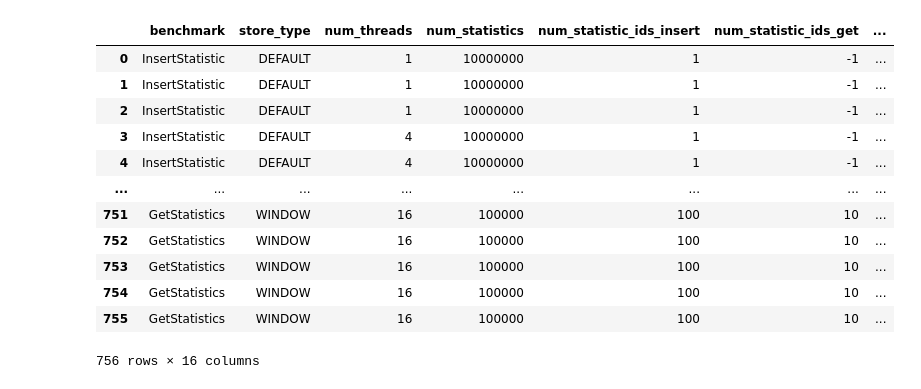
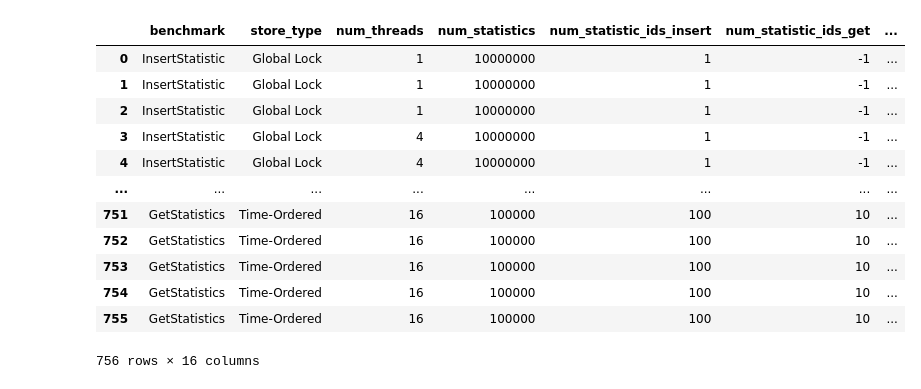
Before and after one commit to ESPAT-Orga/nebulastream-espat, a Jupyter notebook: scripts/benchmarking/statistics-store/plots/Statistic Stores.ipynb, the cells around one changed output. Saved outputs shown, nothing was run; the diff lists cells and outputs as text; code cells hidden in the pictures.

```diff
--- a/scripts/benchmarking/statistics-store/plots/Statistic Stores.ipynb
+++ b/scripts/benchmarking/statistics-store/plots/Statistic Stores.ipynb
@@ -1,29 +1,35 @@
 # %%
 import pandas as pd
 import seaborn as sns
 import matplotlib.pyplot as plt
 
 df = pd.read_csv("statistic_store_benchmark.csv")
 df['throughput'] = df['num_statistics'] / (df['duration_ms'] / 1000)
 
+# Display names for the store implementations. Alphabetical order (used by the plots'
+# sorted(...unique())) happens to match the design progression: single global lock ->
+# per-partition locks -> time-ordered tree index.
+STORE_NAMES = {'DEFAULT': 'Global Lock', 'SUB_STORES': 'Partition Lock', 'WINDOW': 'Time-Ordered'}
+df['store_type'] = df['store_type'].map(STORE_NAMES)
+
 # All possible benchmark parameters (excluding benchmark, store_type, repetition, duration_ms)
 ALL_PARAMS = ['num_threads', 'num_statistics', 'num_statistic_ids_insert', 'num_statistic_ids_get', 'statistic_size',
               'window_size', 'pct_access_existing', 'pct_insert', 'num_statistics_per_request', 'pct_pre_populate']
 
 df
 # %% [output]
 |  | benchmark | store_type | num_threads | num_statistics | num_statistic_ids_insert | num_statistic_ids_get | ... |
-| 0 | InsertStatistic | DEFAULT | 1 | 10000000 | 1 | -1 | ... |
-| 1 | InsertStatistic | DEFAULT | 1 | 10000000 | 1 | -1 | ... |
-| 2 | InsertStatistic | DEFAULT | 1 | 10000000 | 1 | -1 | ... |
-| 3 | InsertStatistic | DEFAULT | 4 | 10000000 | 1 | -1 | ... |
-| 4 | InsertStatistic | DEFAULT | 4 | 10000000 | 1 | -1 | ... |
+| 0 | InsertStatistic | Global Lock | 1 | 10000000 | 1 | -1 | ... |
+| 1 | InsertStatistic | Global Lock | 1 | 10000000 | 1 | -1 | ... |
+| 2 | InsertStatistic | Global Lock | 1 | 10000000 | 1 | -1 | ... |
+| 3 | InsertStatistic | Global Lock | 4 | 10000000 | 1 | -1 | ... |
+| 4 | InsertStatistic | Global Lock | 4 | 10000000 | 1 | -1 | ... |
 | ... | ... | ... | ... | ... | ... | ... | ... |
-| 751 | GetStatistics | WINDOW | 16 | 100000 | 100 | 10 | ... |
-| 752 | GetStatistics | WINDOW | 16 | 100000 | 100 | 10 | ... |
-| 753 | GetStatistics | WINDOW | 16 | 100000 | 100 | 10 | ... |
-| 754 | GetStatistics | WINDOW | 16 | 100000 | 100 | 10 | ... |
-| 755 | GetStatistics | WINDOW | 16 | 100000 | 100 | 10 | ... |
+| 751 | GetStatistics | Time-Ordered | 16 | 100000 | 100 | 10 | ... |
+| 752 | GetStatistics | Time-Ordered | 16 | 100000 | 100 | 10 | ... |
+| 753 | GetStatistics | Time-Ordered | 16 | 100000 | 100 | 10 | ... |
+| 754 | GetStatistics | Time-Ordered | 16 | 100000 | 100 | 10 | ... |
+| 755 | GetStatistics | Time-Ordered | 16 | 100000 | 100 | 10 | ... |
 756 rows × 16 columns
 # %%
 # Insert benchmark: throughput per (threads, Unique Statistic Ids) bucket.
```
Also changed, not shown: parts of 6 cells of this notebook, 2 other files.
